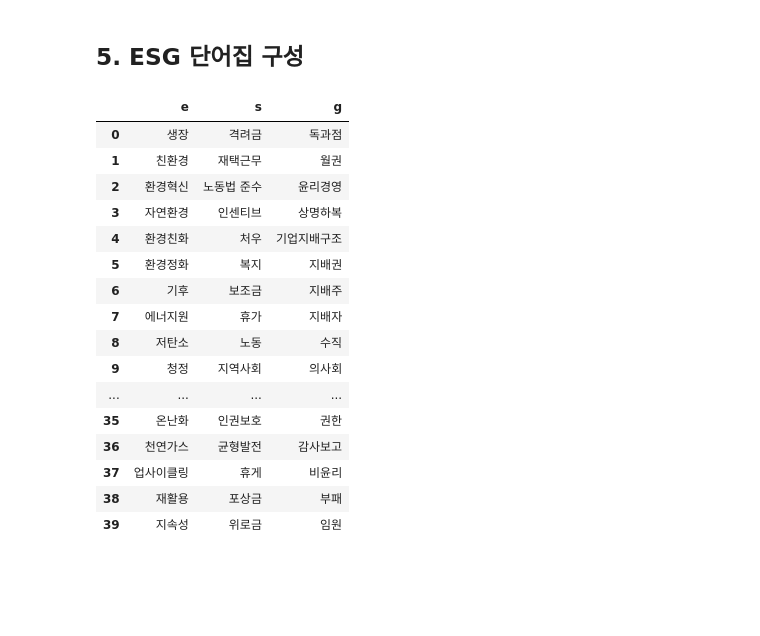
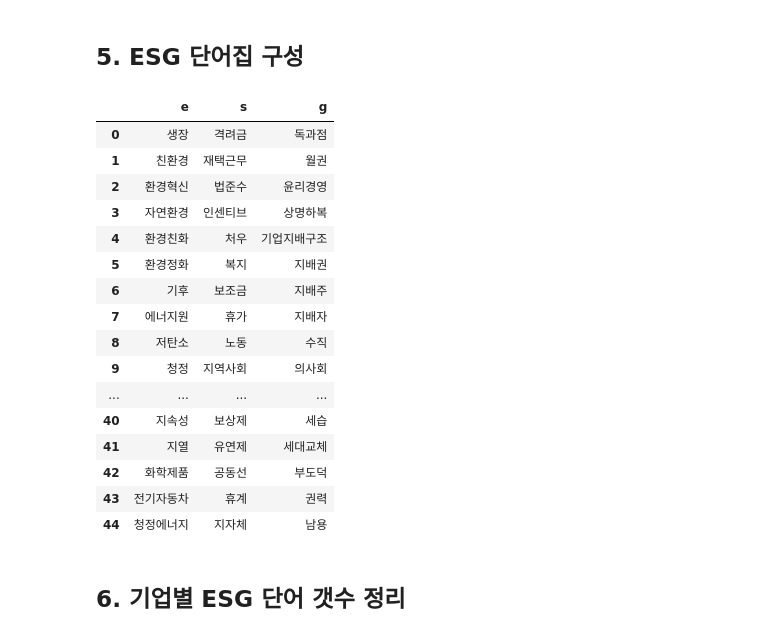
Before and after one commit to March-of-the-Ants/ESG-Rating-System, a Jupyter notebook: modelling/esg_dictionary/esc_dict.ipynb, the cells around one changed output. Saved outputs shown, nothing was run; the diff lists cells and outputs as text; code cells hidden in the pictures; blank space fills up the shorter version.

```diff
--- a/modelling/esg_dictionary/esc_dict.ipynb
+++ b/modelling/esg_dictionary/esc_dict.ipynb
@@ -45,18 +48,17 @@ db_connection = create_engine("mysql+pymysql://team_1:esg1@43.201.96.246:3306/es
 conn = db_connection.connect()
 # %%
 data = conn.execute('select Content from News').fetchall()
-news = pd.DataFrame(data)
+news = pd.DataFrame(data, columns = ['doc'])
 data = conn.execute('select Review from Jobplanet').fetchall()
-jobplanet = pd.DataFrame(data)
+jobplanet = pd.DataFrame(data, columns = ['doc'])
 data = conn.execute('select Content from Patent').fetchall()
-patent = pd.DataFrame(data)
+patent = pd.DataFrame(data, columns = ['doc'])
 data = conn.execute('select EmphsMatter from Dart').fetchall()
-dart = pd.DataFrame(data)
+dart = pd.DataFrame(data, columns = ['doc'])
 # %% [markdown]
 ## 2. 토크나이징
 # %%
 df = pd.concat([news, jobplanet, patent, dart])
-df.columns = ['doc']
 df
 # %% [output]
 |  | doc |
@@ -80,8 +82,8 @@ tokens = []
 for doc in tqdm(df['doc']):
     if len(doc) > 1:
         token = tokenizer.morphs(doc)
-        if
-        tokens.append(token)
+        if len(token) > 1:
+            tokens.append(token)
 # %% [markdown]
 ## 3. Word2Vec 학습
 # %%
@@ -151,13 +149,13 @@ g_경영 = make_dict(g_경영)
 # %% [markdown]
 ## 5. ESG 단어집 구성
 # %%
-df = pd.DataFrame(zip(e_친환경, s_사회, g_지배), columns = ['e', 's', 'g'])
-df
+lexicon = pd.DataFrame(zip(e_친환경, s_사회, g_지배), columns = ['e', 's', 'g'])
+lexicon
 # %% [output]
 |  | e | s | g |
 | 0 | 생장 | 격려금 | 독과점 |
 | 1 | 친환경 | 재택근무 | 월권 |
-| 2 | 환경혁신 | 노동법 준수 | 윤리경영 |
+| 2 | 환경혁신 | 법준수 | 윤리경영 |
 | 3 | 자연환경 | 인센티브 | 상명하복 |
 | 4 | 환경친화 | 처우 | 기업지배구조 |
 | 5 | 환경정화 | 복지 | 지배권 |
@@ -166,9 +164,9 @@ df
 | 8 | 저탄소 | 노동 | 수직 |
 | 9 | 청정 | 지역사회 | 의사회 |
 | ... | ... | ... | ... |
-| 35 | 온난화 | 인권보호 | 권한 |
-| 36 | 천연가스 | 균형발전 | 감사보고 |
-| 37 | 업사이클링 | 휴게 | 비윤리 |
-| 38 | 재활용 | 포상금 | 부패 |
-| 39 | 지속성 | 위로금 | 임원 |
+| 40 | 지속성 | 보상제 | 세습 |
+| 41 | 지열 | 유연제 | 세대교체 |
+| 42 | 화학제품 | 공동선 | 부도덕 |
+| 43 | 전기자동차 | 휴계 | 권력 |
+| 44 | 청정에너지 | 지자체 | 남용 |
 # %%
@@ -175,0 +175,2 @@ df.to_csv('esg_dict.csv', index=False)
+# %% [markdown]
+## 6. 기업별 ESG 단어 갯수 정리
```
Also changed, not shown: parts of 10 cells of this notebook, 5 other files.
